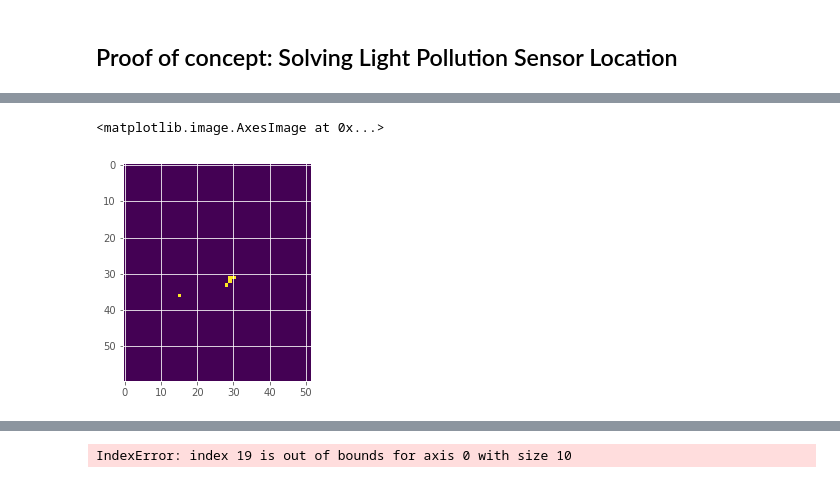
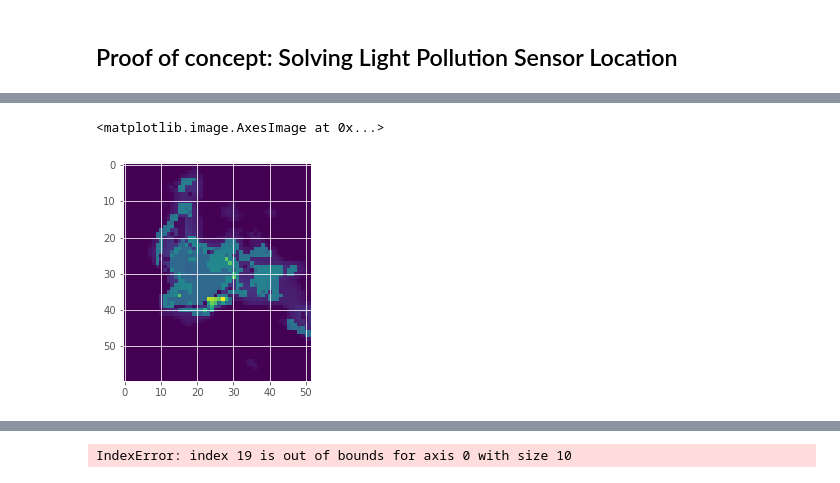
Before and after one commit to rdglpz/optimal_light_sensor_location, a Jupyter notebook: objective function design.ipynb, the cells around one changed output, grey strips where cells are left out. Cells and saved outputs as stored; diff of their text form; code cells hidden in the pictures.

Commit message:
adding proof of concept
example of the problem formulation for locating sensors for light pollution in qro.

```diff
--- a/objective function design.ipynb
+++ b/objective function design.ipynb
@@ -226,6 +225,9 @@ array([[ 0, 60],
 # %%
 from geneticalgorithm import geneticalgorithm as ga
 
+n_sensors = 20
+varbound=np.array([[0,nonsat.shape[0]],[0,nonsat.shape[1]]]*n_sensors)
+varbound
 dim = len(varbound)
 
 model=ga(function=aptitude,dimension=dim,variable_type='int',variable_boundaries=varbound)
@@ -239,7 +270,7 @@ X = model.output_dict["variable"]
 # %%
 res = mapa(X)
 empty= np.zeros((res[0].shape[0],res[0].shape[1]))
-for i in res:
+for j,i in enumerate(res):
     empty = empty + (i>0)*1
     plt.imshow((i>0))
     plt.show()
@@ -257,5 +291,5 @@ for i in res:
 # %%
-plt.imshow(empty==2)
+plt.imshow(empty*np.max(W1)/2+W1)
 # %% [output]
 <matplotlib.image.AxesImage at 0x...>
-[figure, old version]
+[figure, new version]
```
Also changed, not shown: parts of 13 cells of this notebook, 3 other files.
